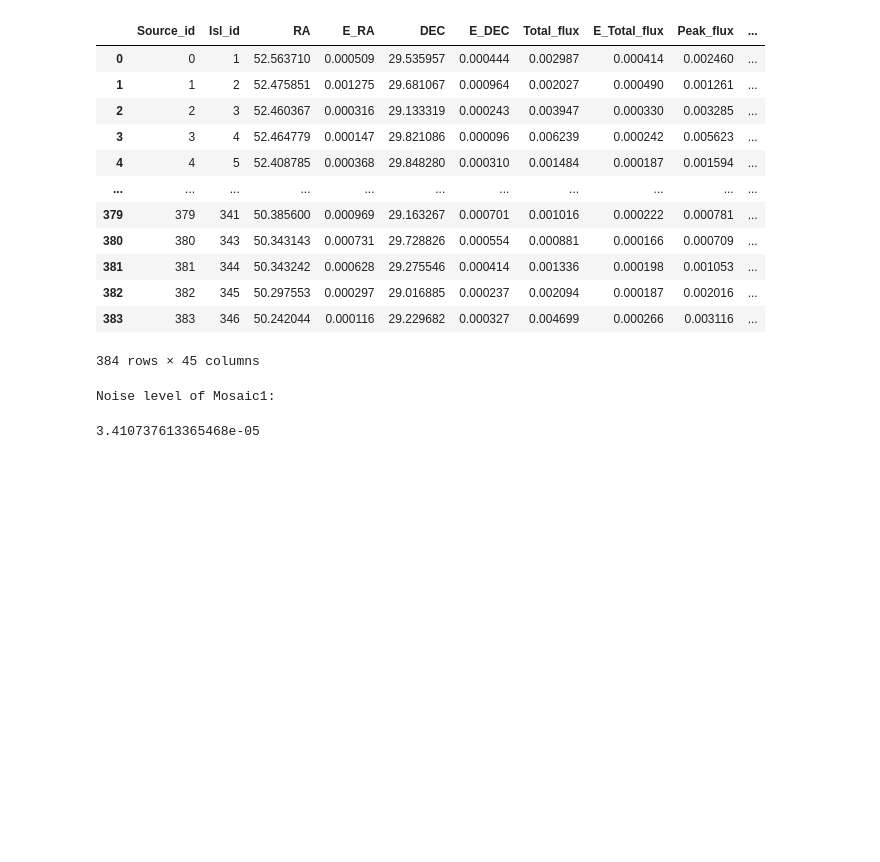
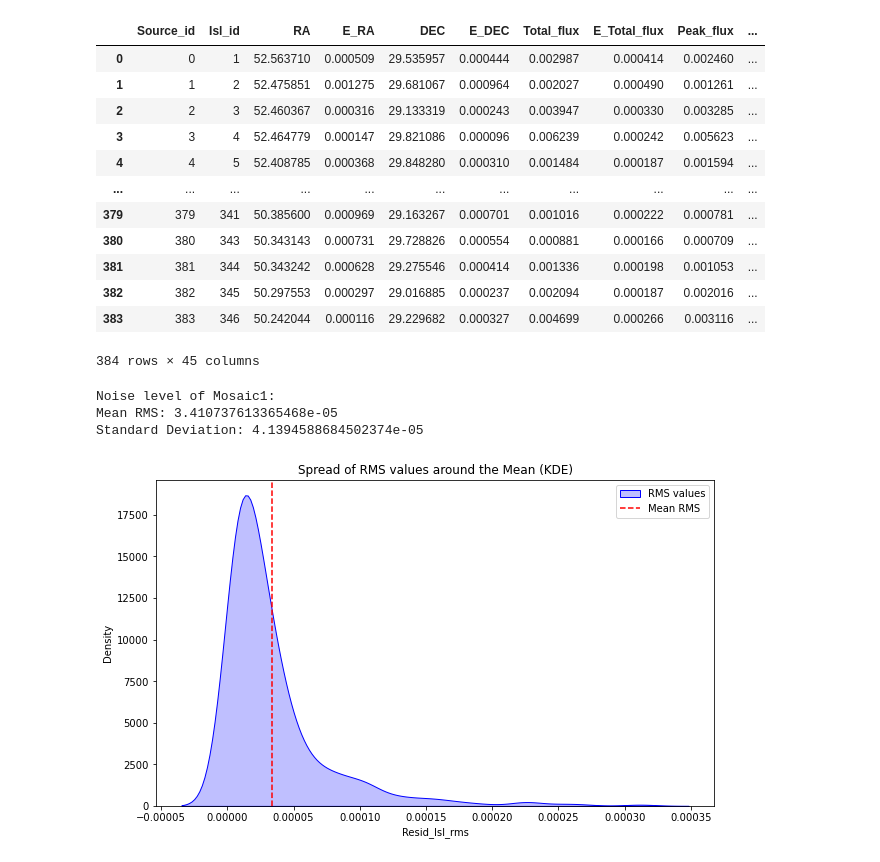
Before and after one commit to halehhajizadeh/VLA-Perseus, a Jupyter notebook: scripts/noise-extraction.ipynb, the cells around one changed output. Saved outputs shown, nothing was run; the diff lists cells and outputs as text; code cells hidden in the pictures; blank space fills up the shorter version.

```diff
--- a/scripts/noise-extraction.ipynb
+++ b/scripts/noise-extraction.ipynb
@@ -74,9 +94,34 @@ df_3
 384 rows × 45 columns
 # %%
 print('Noise level of Mosaic1:')
-np.mean(df_1['Resid_Isl_rms'])
+print(rf'Mean RMS: {np.mean(df_1["Resid_Isl_rms"])}')
+print(rf'Standard Deviation: {np.std(df_1["Resid_Isl_rms"])}')
 # %% [output]
 Noise level of Mosaic1:
+Mean RMS: 3.410737613365468e-05
+Standard Deviation: 4.1394588684502374e-05
-3.410737613365468e-05
+# %%
+ms_values = df_1["Resid_Isl_rms"]
+
+# Create KDE plot
+plt.figure(figsize=(10, 6))
+sns.kdeplot(rms_values, shade=True, color="blue", label="RMS values")
+
+# Add mean line
+mean_rms = np.mean(rms_values)
+plt.axvline(mean_rms, color='red', linestyle='--', label='Mean RMS')
+
+# Add labels and title
+plt.xlabel('Resid_Isl_rms')
+plt.ylabel('Density')
+plt.title('Spread of RMS values around the Mean (KDE)')
+
+# Add legend
+plt.legend()
+
+# Show the plot
+plt.show()
+# %% [output]
+[figure, added]
 # %%
 print('Noise level of Mosaic2:')
```
Also changed, not shown: parts of 22 cells of this notebook, 1 other file.
